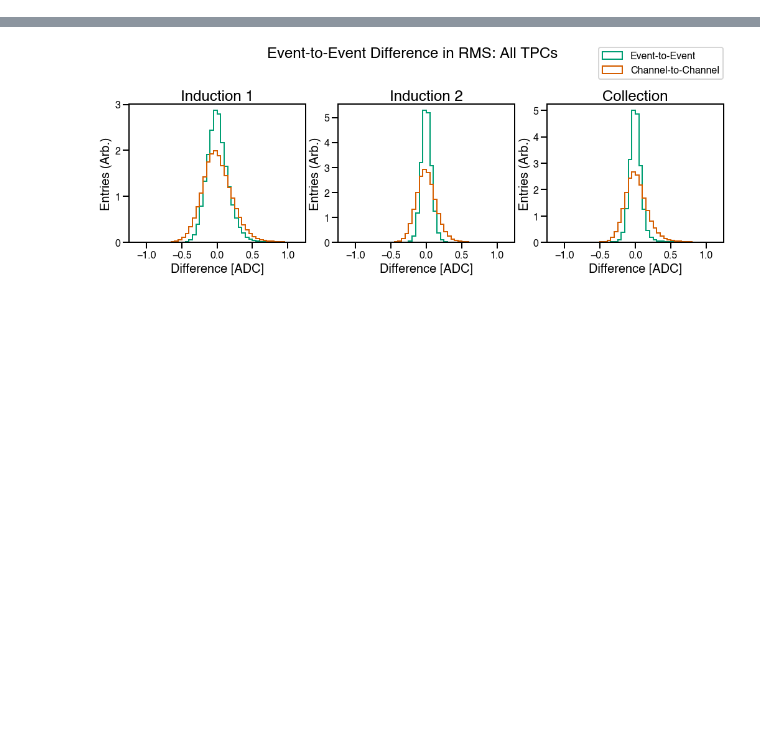
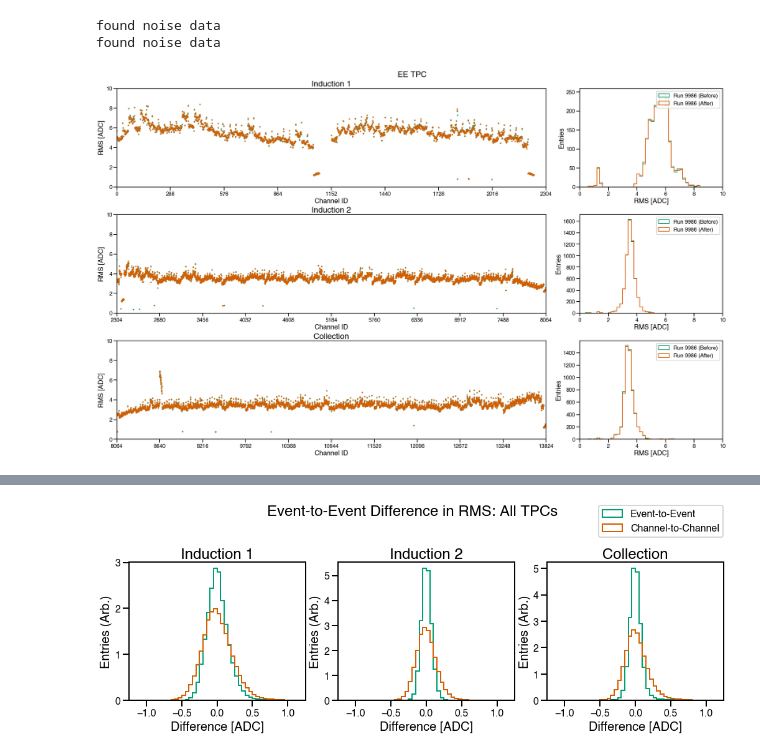
Before and after one commit to justinjmueller/icarus_tpc_analysis, a Jupyter notebook: noise.ipynb, the cells around one changed output, grey strips where cells are left out. Saved outputs shown, nothing was run; the diff lists cells and outputs as text; code cells hidden in the pictures; blank space fills up the shorter version.

```diff
--- a/noise.ipynb
+++ b/noise.ipynb
@@ -6,0 +13,8 @@ from toy_waveform_generator import generate_waveform, generate_component
+# %%
+input_path = '/Volumes/MUSB/data'
+data = [Dataset(input_path, x[0], suf=x[1]) for x in [(9986, 'before'), (9986, 'after')]]
+labels = ['Run 9986 (Before)', 'Run 9986 (After)']
+# %% [output]
+found noise data
+found noise data
+[figure, added]
```
Also changed, not shown: parts of 8 cells of this notebook.
